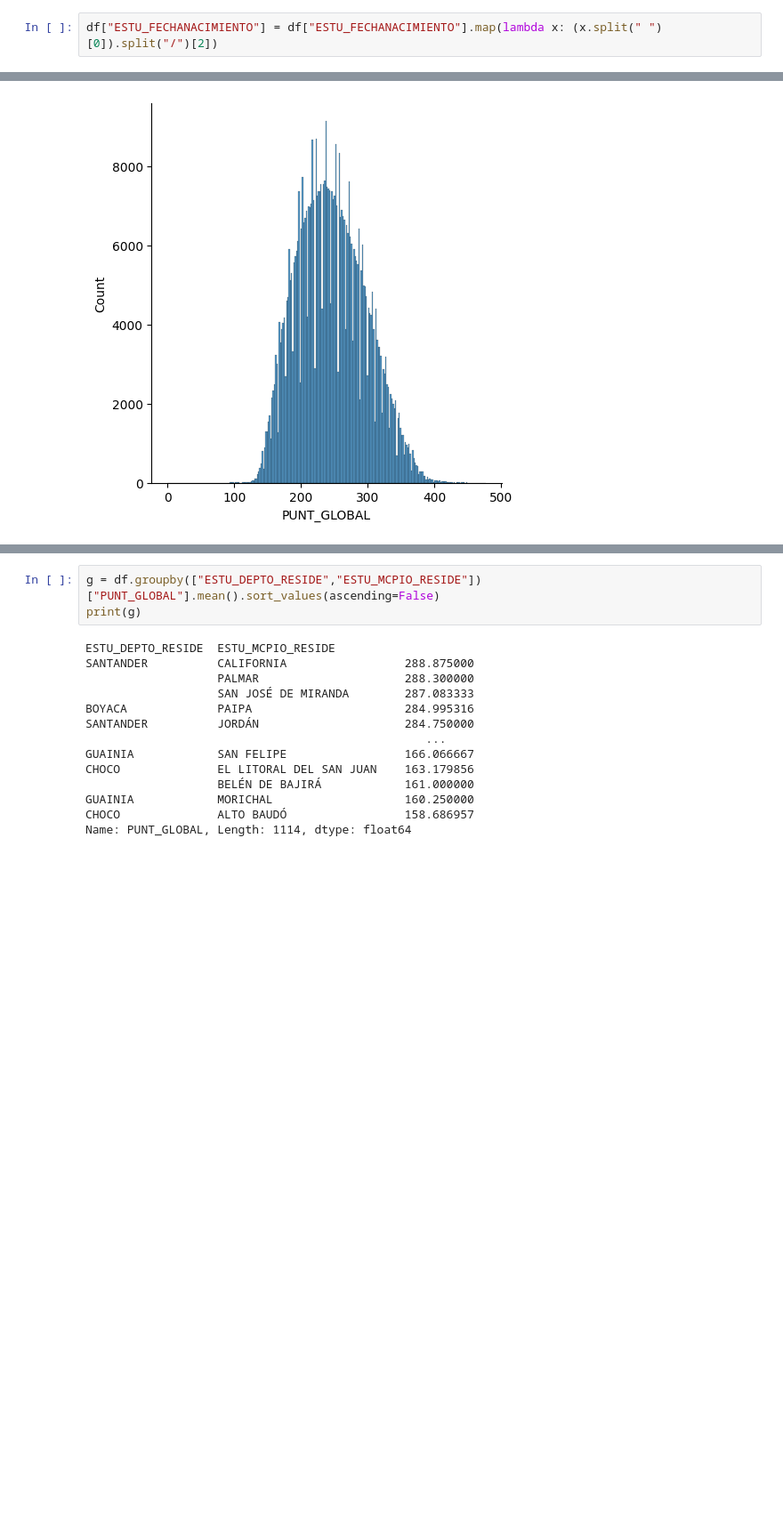
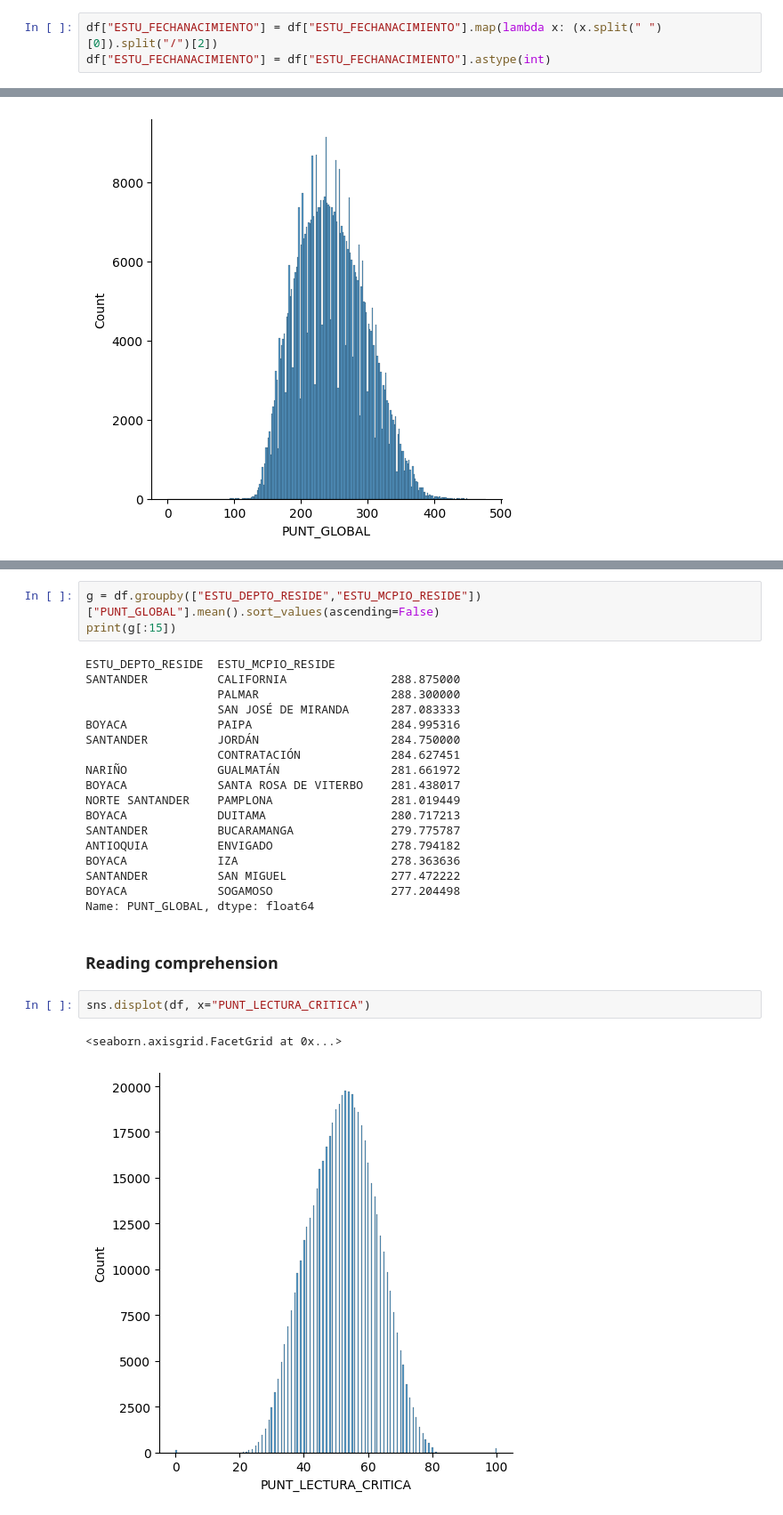
Before and after one commit to jagiraldom/Feature_processing, a Jupyter notebook: DataExplorationIcfes.ipynb, the cells around one changed output, grey strips where cells are left out. Shown at 89% size. Drawn from its saved outputs; the diff is of its cells as text; blank space fills up the shorter version.

```diff
--- a/DataExplorationIcfes.ipynb
+++ b/DataExplorationIcfes.ipynb
@@ -111,3 +111,4 @@ df = df.drop(a[a>0].index) # Drop rows
 df = df.drop(["ESTU_TIPODOCUMENTO", "ESTU_NACIONALIDAD", "PERIODO", "ESTU_CONSECUTIVO", "ESTU_ESTUDIANTE", "ESTU_COD_RESIDE_DEPTO", "ESTU_COD_RESIDE_MCPIO", "COLE_CODIGO_ICFES", "COLE_COD_DANE_ESTABLECIMIENTO", "COLE_COD_DANE_SEDE", "COLE_COD_MCPIO_UBICACION", "COLE_COD_DEPTO_UBICACION", "ESTU_COD_MCPIO_PRESENTACION", "ESTU_COD_DEPTO_PRESENTACION", "ESTU_ESTADOINVESTIGACION"], axis=1)
 # %%
 df["ESTU_FECHANACIMIENTO"] = df["ESTU_FECHANACIMIENTO"].map(lambda x: (x.split(" ")[0]).split("/")[2])
+df["ESTU_FECHANACIMIENTO"] = df["ESTU_FECHANACIMIENTO"].astype(int)
@@ -153,18 +165,29 @@ CHOCO              200.934359
 Name: PUNT_GLOBAL, dtype: float64
 # %%
 g = df.groupby(["ESTU_DEPTO_RESIDE","ESTU_MCPIO_RESIDE"])["PUNT_GLOBAL"].mean().sort_values(ascending=False)
-print(g)
+print(g[:15])
 # %% [output]
 ESTU_DEPTO_RESIDE  ESTU_MCPIO_RESIDE
-SANTANDER          CALIFORNIA                 288.875000
-                   PALMAR                     288.300000
-                   SAN JOSÉ DE MIRANDA        287.083333
-BOYACA             PAIPA                      284.995316
-SANTANDER          JORDÁN                     284.750000
-                                                 ...
-GUAINIA            SAN FELIPE                 166.066667
-CHOCO              EL LITORAL DEL SAN JUAN    163.179856
-                   BELÉN DE BAJIRÁ            161.000000
-GUAINIA            MORICHAL                   160.250000
-CHOCO              ALTO BAUDÓ                 158.686957
-Name: PUNT_GLOBAL, Length: 1114, dtype: float64
+SANTANDER          CALIFORNIA               288.875000
+                   PALMAR                   288.300000
+                   SAN JOSÉ DE MIRANDA      287.083333
+BOYACA             PAIPA                    284.995316
+SANTANDER          JORDÁN                   284.750000
+                   CONTRATACIÓN             284.627451
+NARIÑO             GUALMATÁN                281.661972
+BOYACA             SANTA ROSA DE VITERBO    281.438017
+NORTE SANTANDER    PAMPLONA                 281.019449
+BOYACA             DUITAMA                  280.717213
+SANTANDER          BUCARAMANGA              279.775787
+ANTIOQUIA          ENVIGADO                 278.794182
+BOYACA             IZA                      278.363636
+SANTANDER          SAN MIGUEL               277.472222
+BOYACA             SOGAMOSO                 277.204498
+Name: PUNT_GLOBAL, dtype: float64
+# %% [markdown]
+### Reading comprehension
+# %%
+sns.displot(df, x="PUNT_LECTURA_CRITICA")
+# %% [output]
+<seaborn.axisgrid.FacetGrid at 0x...>
+[figure, added]
```
Also changed, not shown: parts of 6 cells of this notebook.
